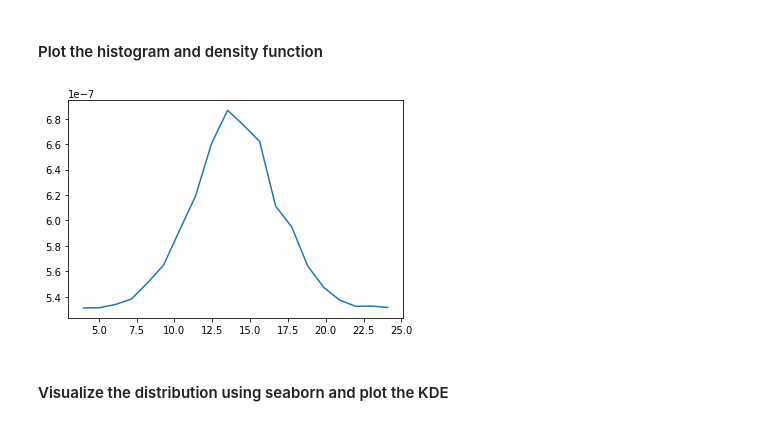
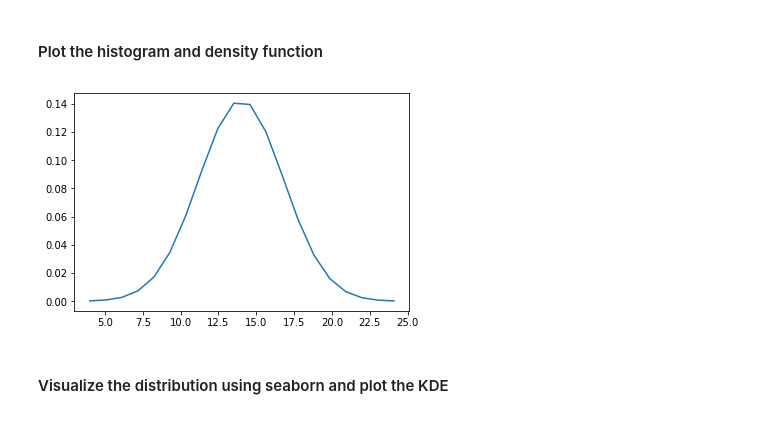
Before and after one commit to georgewillben/dsc-0-09-13-gaussian-distributions-lab-online-ds-pt-100118, a Jupyter notebook: index.ipynb, the cells around one changed output. Cells and saved outputs as stored; diff of their text form; code cells hidden in the pictures.

```diff
--- a/index.ipynb
+++ b/index.ipynb
@@ -65,10 +65,10 @@ sum(density(14,2.8,positions))
 # %%
 # Plot histogram along with the density function
 #plt.hist(norm_dist, bins=20, density = True)
-plt.plot(center_positions, density(14, 2.8, center_))
+plt.plot(center_positions, density(14, 2.8, center_positions))
 plt.show()
 # %% [output]
-[figure, old version]
+[figure, new version]
 # %% [markdown]
 #### Visualize the distribution using seaborn and plot the KDE
 # %%
```
